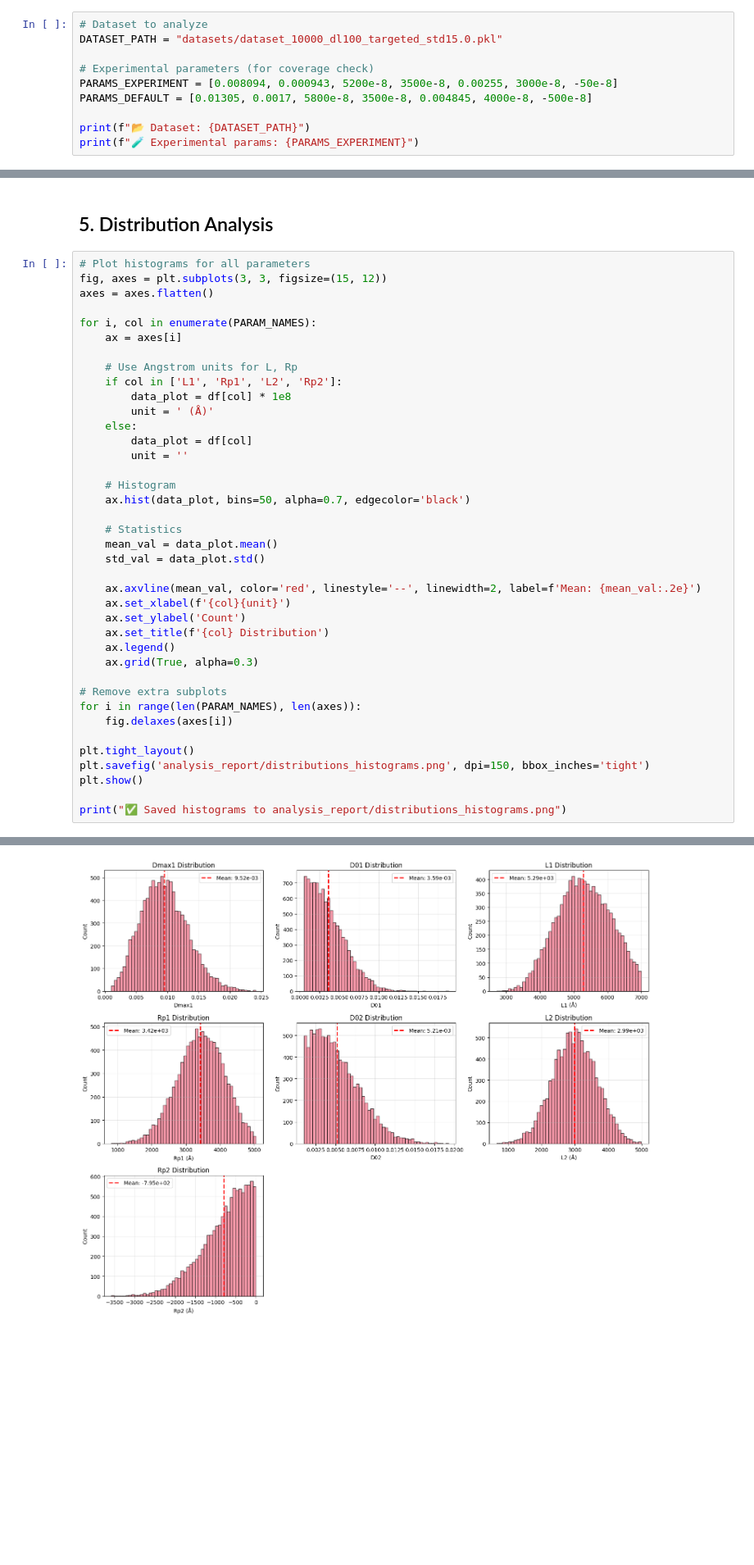
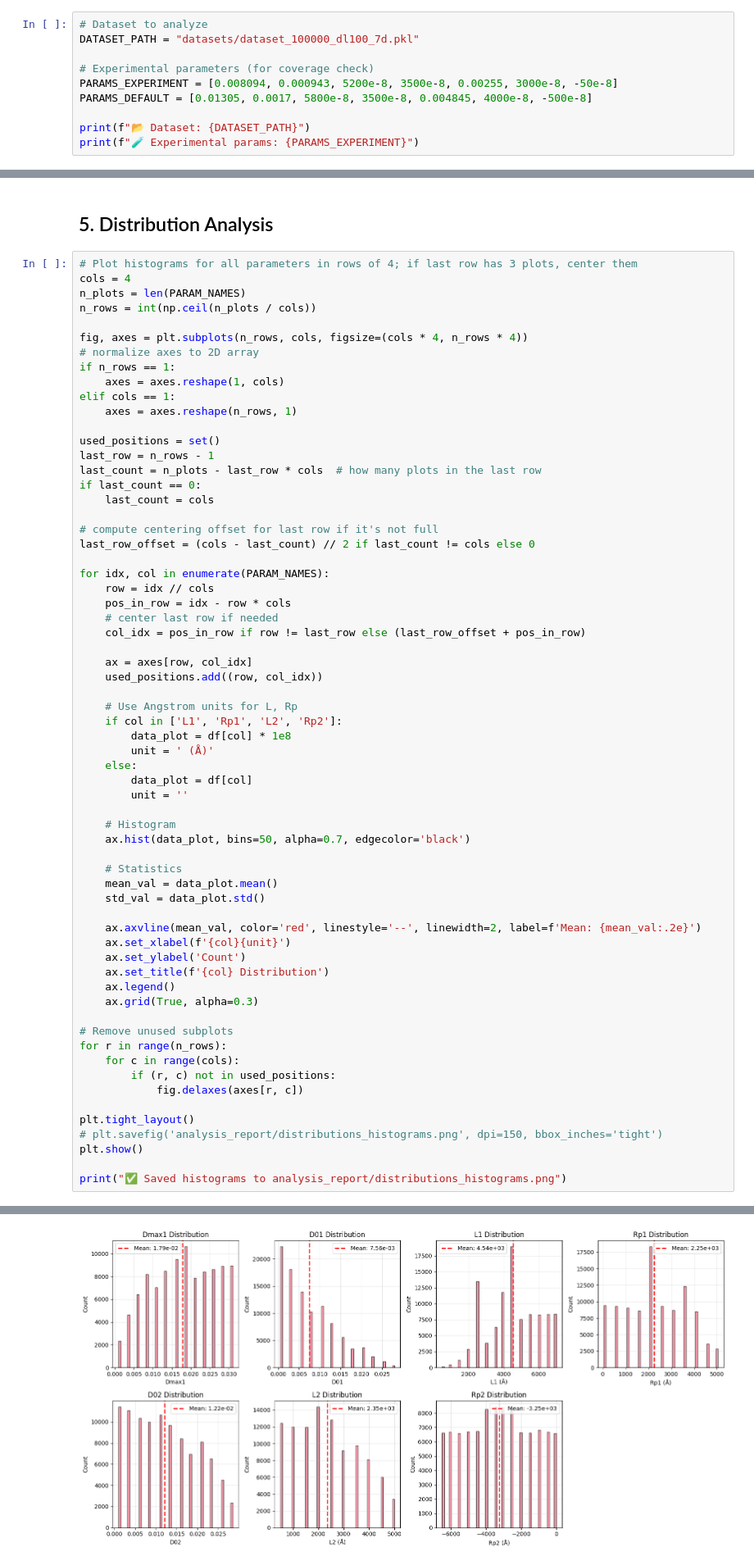
Before and after one commit to Vekeryk/master-xrd, a Jupyter notebook: j_analyze_dataset.ipynb, the cells around one changed output, grey strips where cells are left out. Shown at 82% size. Drawn from its saved outputs; the diff is of its cells as text; blank space fills up the shorter version.

Commit message:
latest dataset approach, create images for thesis

```diff
--- a/j_analyze_dataset.ipynb
+++ b/j_analyze_dataset.ipynb
@@ -34,7 +34,7 @@ Parameters: ['Dmax1', 'D01', 'L1', 'Rp1', 'D02', 'L2', 'Rp2']
 ## Configuration
 # %%
 # Dataset to analyze
-DATASET_PATH = "datasets/dataset_10000_dl100_targeted_std15.0.pkl"
+DATASET_PATH = "datasets/dataset_100000_dl100_7d.pkl"
 
 # Experimental parameters (for coverage check)
 PARAMS_EXPERIMENT = [0.008094, 0.000943, 5200e-8, 3500e-8, 0.00255, 3000e-8, -50e-8]
@@ -320,12 +320,35 @@ Dmax1 0.008094 [0.001028, 0.024166]       ✅
 # %% [markdown]
 ## 5. Distribution Analysis
 # %%
-# Plot histograms for all parameters
-fig, axes = plt.subplots(3, 3, figsize=(15, 12))
-axes = axes.flatten()
+# Plot histograms for all parameters in rows of 4; if last row has 3 plots, center them
+cols = 4
+n_plots = len(PARAM_NAMES)
+n_rows = int(np.ceil(n_plots / cols))
 
-for i, col in enumerate(PARAM_NAMES):
-    ax = axes[i]
+fig, axes = plt.subplots(n_rows, cols, figsize=(cols * 4, n_rows * 4))
+# normalize axes to 2D array
+if n_rows == 1:
+    axes = axes.reshape(1, cols)
+elif cols == 1:
+    axes = axes.reshape(n_rows, 1)
+
+used_positions = set()
+last_row = n_rows - 1
+last_count = n_plots - last_row * cols  # how many plots in the last row
+if last_count == 0:
+    last_count = cols
+
+# compute centering offset for last row if it's not full
+last_row_offset = (cols - last_count) // 2 if last_count != cols else 0
+
+for idx, col in enumerate(PARAM_NAMES):
+    row = idx // cols
+    pos_in_row = idx - row * cols
+    # center last row if needed
+    col_idx = pos_in_row if row != last_row else (last_row_offset + pos_in_row)
+
+    ax = axes[row, col_idx]
+    used_positions.add((row, col_idx))
 
     # Use Angstrom units for L, Rp
     if col in ['L1', 'Rp1', 'L2', 'Rp2']:
@@ -349,12 +372,14 @@ for i, col in enumerate(PARAM_NAMES):
     ax.legend()
     ax.grid(True, alpha=0.3)
 
-# Remove extra subplots
-for i in range(len(PARAM_NAMES), len(axes)):
-    fig.delaxes(axes[i])
+# Remove unused subplots
+for r in range(n_rows):
+    for c in range(cols):
+        if (r, c) not in used_positions:
+            fig.delaxes(axes[r, c])
 
 plt.tight_layout()
-plt.savefig('analysis_report/distributions_histograms.png', dpi=150, bbox_inches='tight')
+# plt.savefig('analysis_report/distributions_histograms.png', dpi=150, bbox_inches='tight')
 plt.show()
 
 print("✅ Saved histograms to analysis_report/distributions_histograms.png")
@@ -362 +388 @@ print("✅ Saved histograms to analysis_report/distributions_histograms.png")
-[figure, old version]
+[figure, new version]
```
Also changed, not shown: parts of 12 cells of this notebook, 41 other files.
